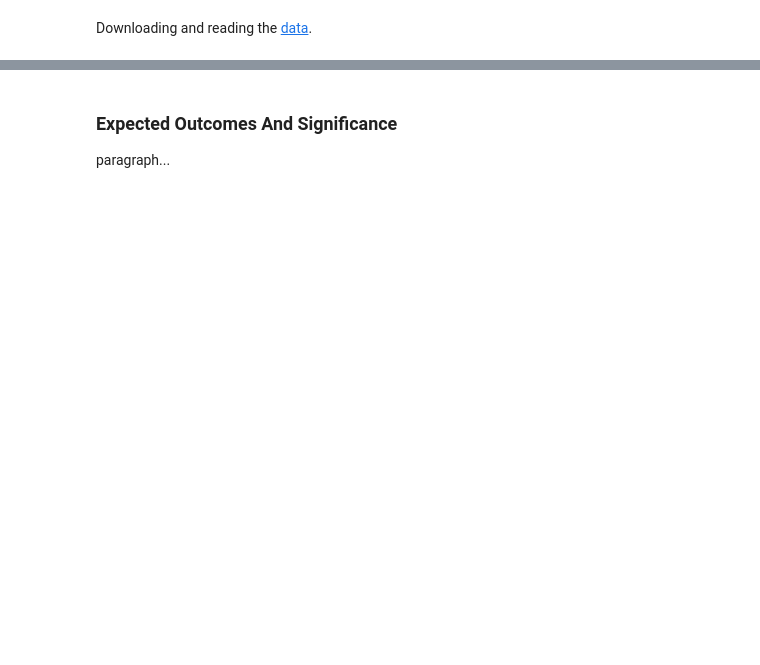
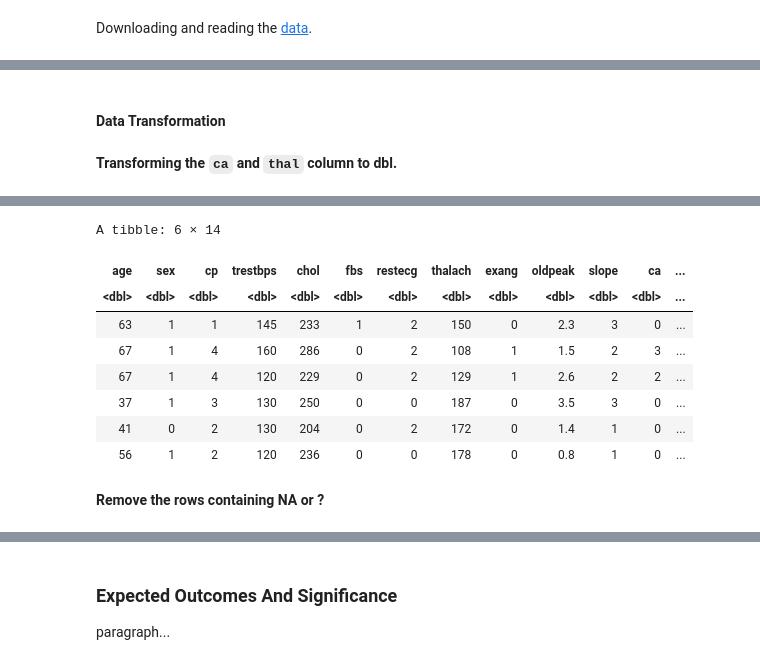
Before and after one commit to Jaboott/DSCI100-Project, a Jupyter notebook: Project_Proposal.ipynb, the cells around one changed output, grey strips where cells are left out. Drawn from its saved outputs; the diff is of its cells as text; code cells hidden in the pictures; blank space fills up the shorter version.

```diff
--- a/Project_Proposal.ipynb
+++ b/Project_Proposal.ipynb
@@ -42,8 +50,23 @@ unzip(zipfile = dest,
       files = "processed.cleveland.data",
       exdir = "data/")
 
-data <- read_csv("data/processed.cleveland.data", col_names = FALSE)
-head(data)
+# added column names to the data
+cleveland_data_col_names <- c("age",
+                              "sex",
+                              "cp",
+                              "trestbps",
+                              "chol", "fbs",
+                              "restecg", "thalach",
+                              "exang",
+                              "oldpeak",
+                              "slope",
+                              "ca",
+                              "thal",
+                              "num")
+
+# reading the data by csv
+cleveland_data <- read_csv("data/processed.cleveland.data",
+                           col_names = cleveland_data_col_names)
 # %% [output]
 Rows: 303 Columns: 14
 ── Column specification ────────────────────────────────────────────────────────
@@ -64,0 +178,10 @@ A tibble: 6 × 14
+# %% [markdown]
+#### Data Transformation
+# %% [markdown]
+**Transforming the `ca` and `thal` column to dbl.**
+# %%
+cleveland_data <- cleveland_data |>
+  mutate(ca = as.numeric(ca),
+         thal = as.numeric(thal))
+head(cleveland_data)
+# %% [output]
@@ -64,0 +195,11 @@ A tibble: 6 × 14
+A tibble: 6 × 14
+| age | sex | cp | trestbps | chol | fbs | restecg | thalach | exang | oldpeak | slope | ca | ... |
+| <dbl> | <dbl> | <dbl> | <dbl> | <dbl> | <dbl> | <dbl> | <dbl> | <dbl> | <dbl> | <dbl> | <dbl> | ... |
+| 63 | 1 | 1 | 145 | 233 | 1 | 2 | 150 | 0 | 2.3 | 3 | 0 | ... |
+| 67 | 1 | 4 | 160 | 286 | 0 | 2 | 108 | 1 | 1.5 | 2 | 3 | ... |
+| 67 | 1 | 4 | 120 | 229 | 0 | 2 | 129 | 1 | 2.6 | 2 | 2 | ... |
+| 37 | 1 | 3 | 130 | 250 | 0 | 0 | 187 | 0 | 3.5 | 3 | 0 | ... |
+| 41 | 0 | 2 | 130 | 204 | 0 | 2 | 172 | 0 | 1.4 | 1 | 0 | ... |
+| 56 | 1 | 2 | 120 | 236 | 0 | 0 | 178 | 0 | 0.8 | 1 | 0 | ... |
+# %% [markdown]
+**Remove the rows containing NA or ?**
```
Also changed, not shown: parts of 25 cells of this notebook.
